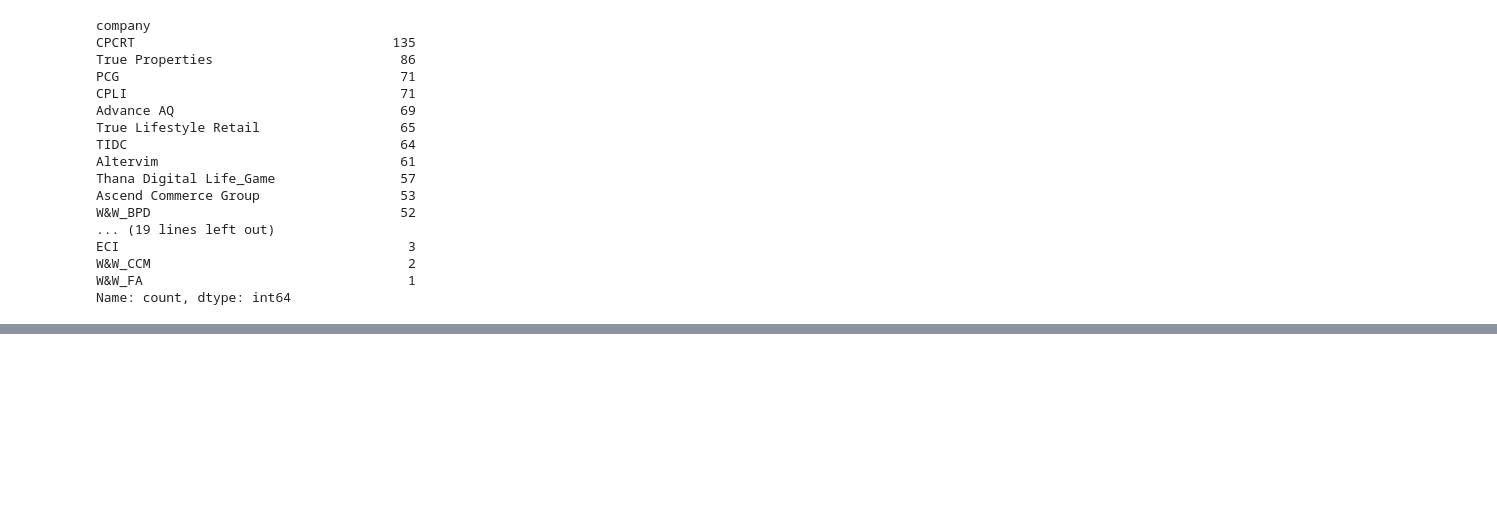
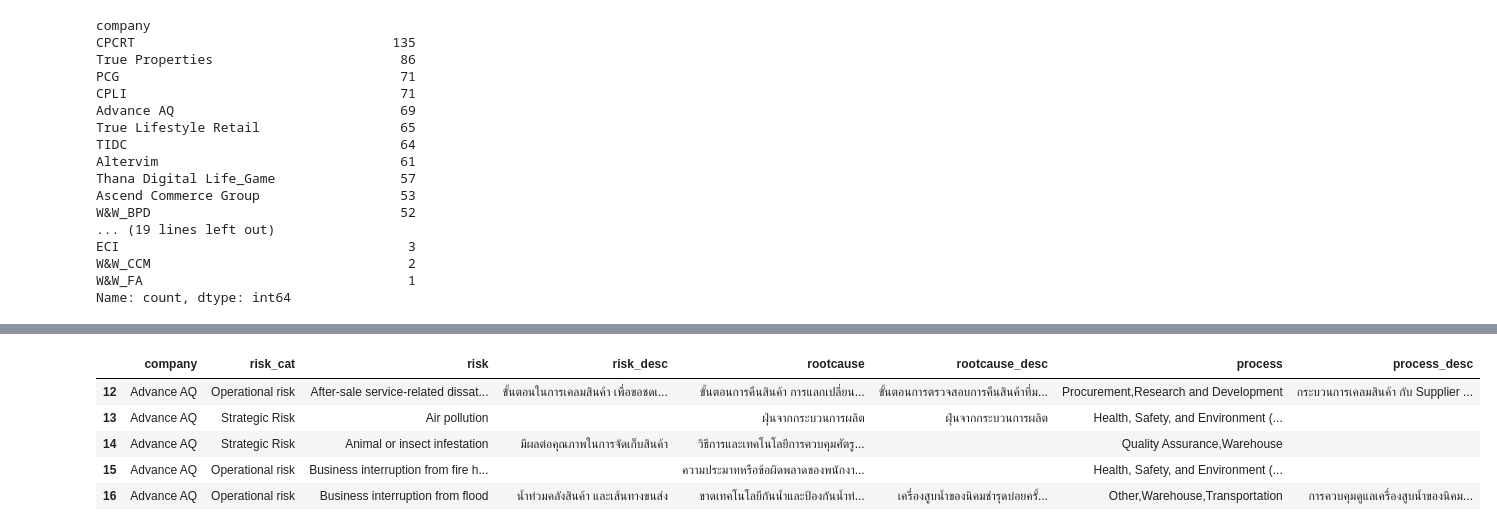
Before and after one commit to Fayord/cro_rmi_improvement_feature, a Jupyter notebook: src/cro_rmi_improvement_feature/plot_risk_related/etl_data.ipynb, the cells around one changed output, grey strips where cells are left out. Saved outputs shown, nothing was run; the diff lists cells and outputs as text; code cells hidden in the pictures; blank space fills up the shorter version.

```diff
--- a/src/cro_rmi_improvement_feature/plot_risk_related/etl_data.ipynb
+++ b/src/cro_rmi_improvement_feature/plot_risk_related/etl_data.ipynb
@@ -178,0 +222,11 @@ df5.head()
+# %%
+# df6 convert list to string with join
+df6 = df5.applymap(lambda x: ",".join(x) if isinstance(x, list) else x)
+df6.head()
+# %% [output]
+|  | company | risk_cat | risk | risk_desc | rootcause | rootcause_desc | process | process_desc |
+| 12 | Advance AQ | Operational risk | After-sale service-related dissat... | ขั้นตอนในการเคลมสินค้า เพื่อขอชดเ... | ขั้นตอนการคืนสินค้า การแลกเปลี่ยน... | ขั้นตอนการตรวจสอบการคืนสินค้าที่ม... | Procurement,Research and Development | กระบวนการเคลมสินค้า กับ Supplier ... |
+| 13 | Advance AQ | Strategic Risk | Air pollution |  | ฝุ่นจากกระบวนการผลิต | ฝุ่นจากกระบวนการผลิต | Health, Safety, and Environment (... |  |
+| 14 | Advance AQ | Strategic Risk | Animal or insect infestation | มีผลต่อคุณภาพในการจัดเก็บสินค้า | วิธีการและเทคโนโลยีการควบคุมศัตรู... |  | Quality Assurance,Warehouse |  |
+| 15 | Advance AQ | Operational risk | Business interruption from fire h... |  | ความประมาทหรือข้อผิดพลาดของพนักงา... |  | Health, Safety, and Environment (... |  |
+| 16 | Advance AQ | Operational risk | Business interruption from flood | น้ำท่วมคลังสินค้า และเส้นทางขนส่ง | ขาดเทคโนโลยีกันน้ำและป้องกันน้ำท่... | เครื่องสูบน้ำของนิคมชำรุดบ่อยครั้... | Other,Warehouse,Transportation | การควบคุมดูแลเครื่องสูบน้ำของนิคม... |
```
Also changed, not shown: parts of 13 cells of this notebook, 3 other files.
